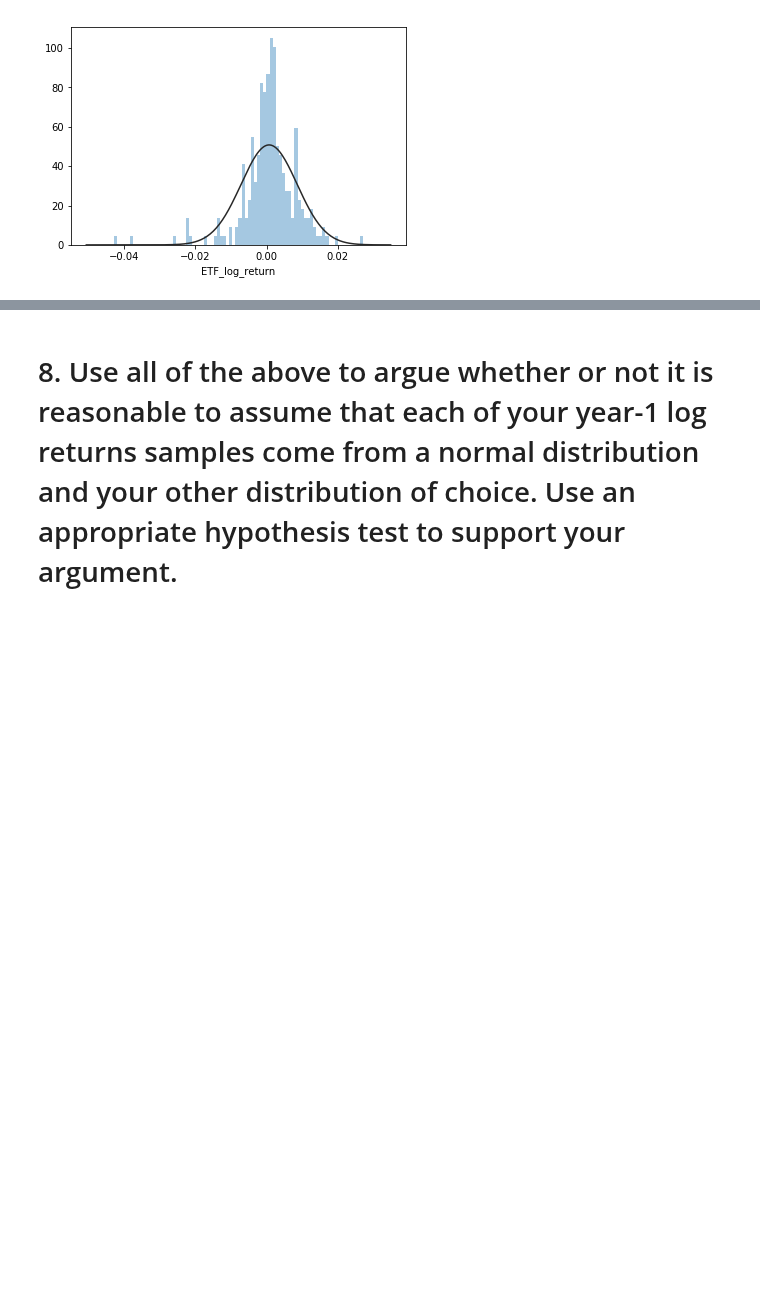
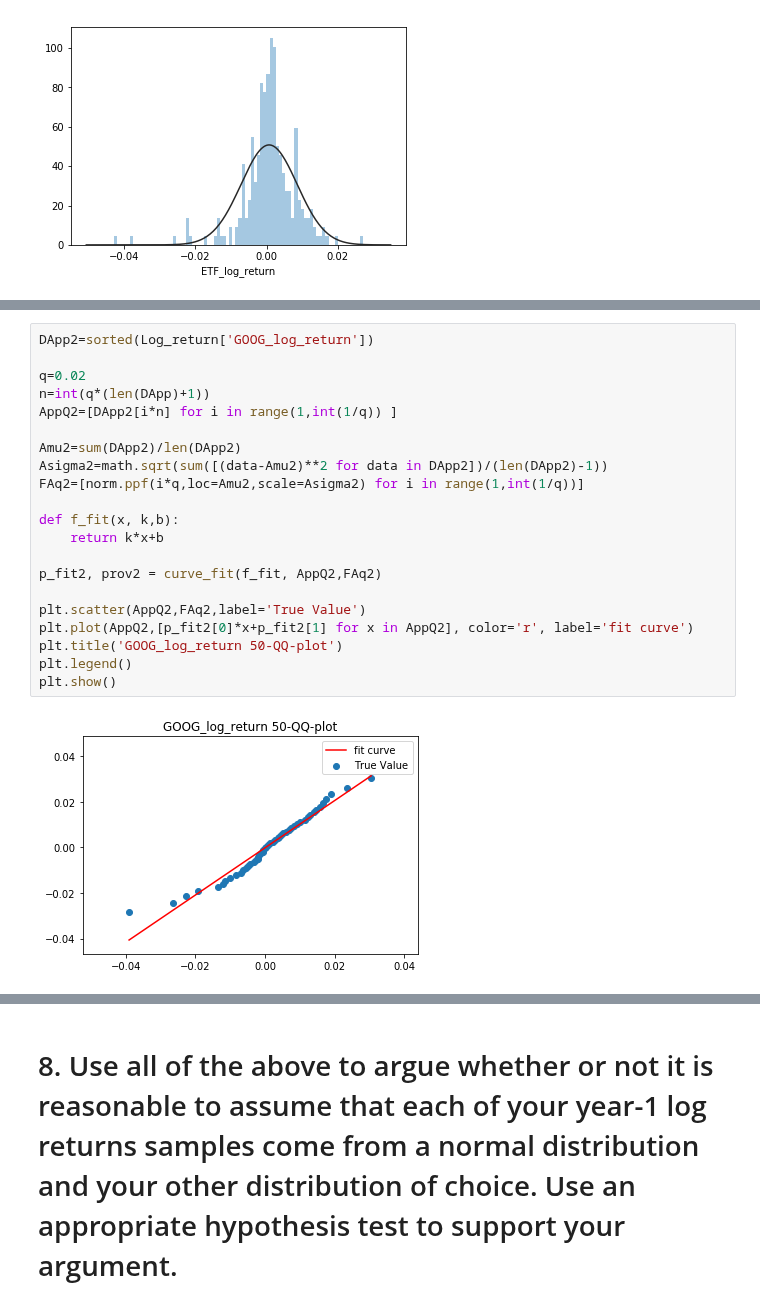
Before and after one commit to wuchenyu38/MA574_Portfolio-Valuation-and-Risk-Management, a Jupyter notebook: src/project1.ipynb, the cells around one changed output, grey strips where cells are left out. Saved outputs shown, nothing was run; the diff lists cells and outputs as text; blank space fills up the shorter version.

```diff
--- a/src/project1.ipynb
+++ b/src/project1.ipynb
@@ -71,0 +100,23 @@ sns.distplot(Log_return['ETF_log_return'],bins = 80,hist = True,kde = False, fit
+# %%
+DApp2=sorted(Log_return['GOOG_log_return'])
+
+q=0.02
+n=int(q*(len(DApp)+1))
+AppQ2=[DApp2[i*n] for i in range(1,int(1/q)) ]
+
+Amu2=sum(DApp2)/len(DApp2)
+Asigma2=math.sqrt(sum([(data-Amu2)**2 for data in DApp2])/(len(DApp2)-1))
+FAq2=[norm.ppf(i*q,loc=Amu2,scale=Asigma2) for i in range(1,int(1/q))]
+
+def f_fit(x, k,b):
+    return k*x+b
+
+p_fit2, prov2 = curve_fit(f_fit, AppQ2,FAq2)
+
+plt.scatter(AppQ2,FAq2,label='True Value')
+plt.plot(AppQ2,[p_fit2[0]*x+p_fit2[1] for x in AppQ2], color='r', label='fit curve')
+plt.title('GOOG_log_return 50-QQ-plot')
+plt.legend()
+plt.show()
+# %% [output]
+[figure, added]
```
Also changed, not shown: parts of 31 cells of this notebook.
